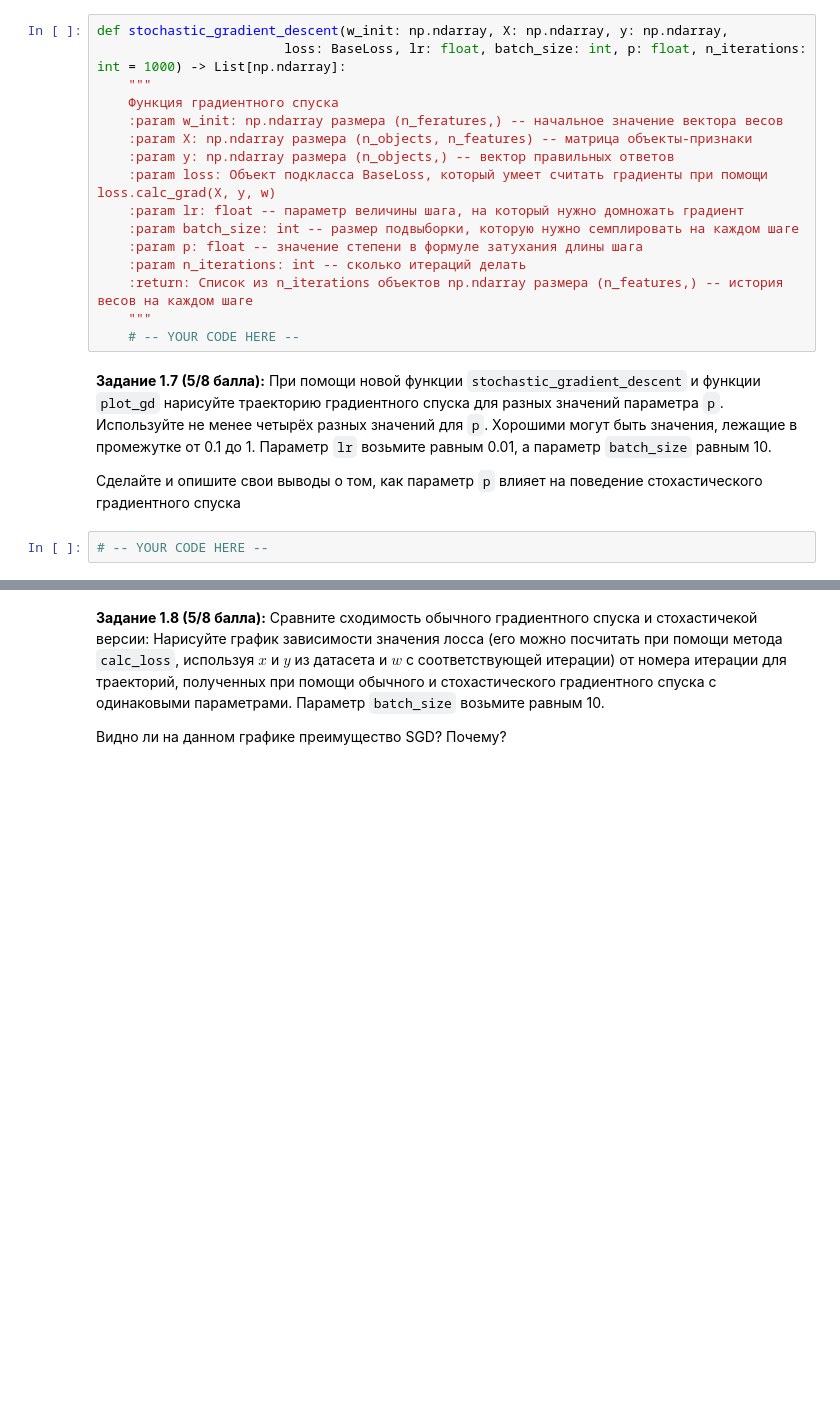
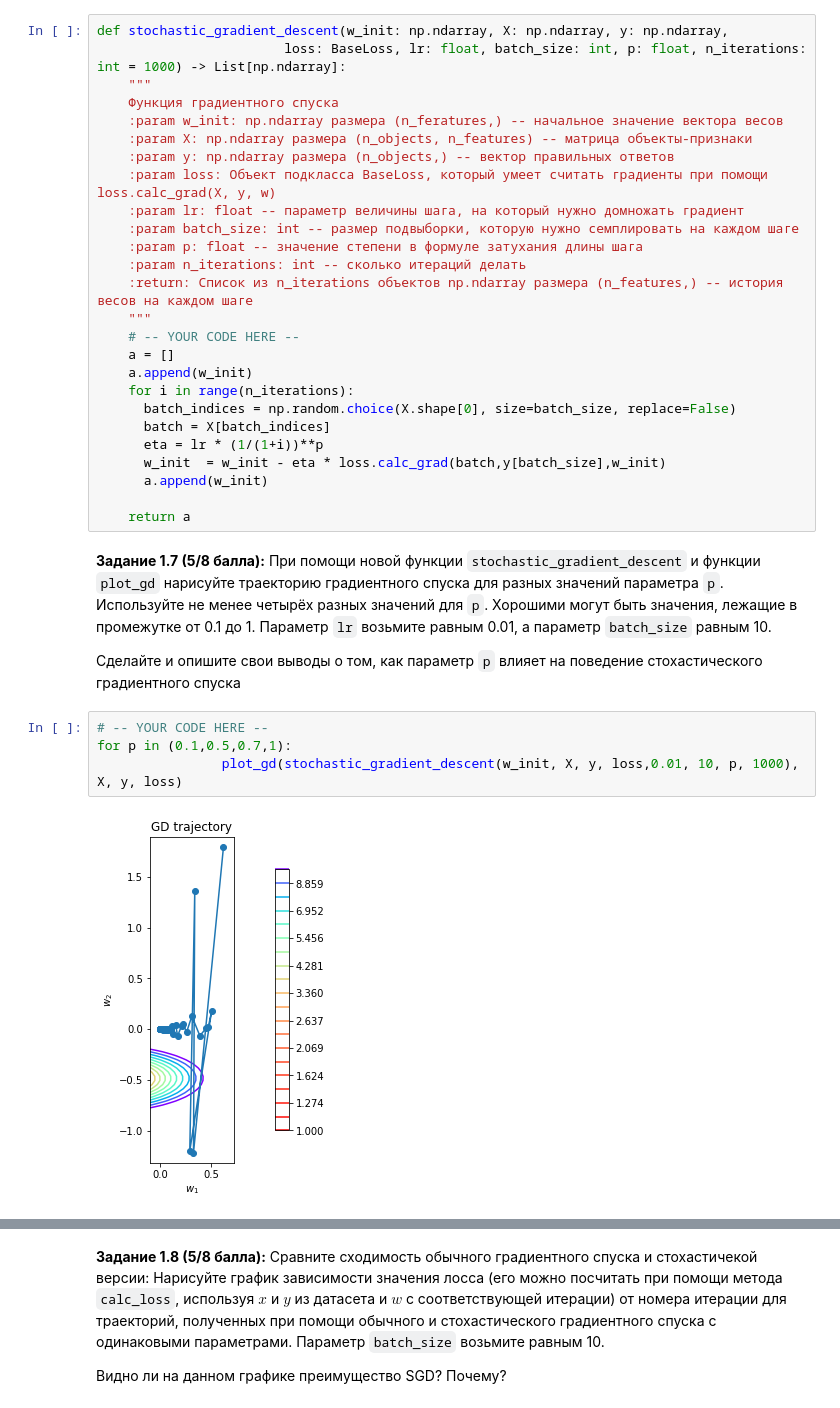
Before and after one commit to KozlovKY/iad-part_1, a Jupyter notebook: iad_5/hw05_gd_KozlovKirill.ipynb, the cells around one changed output, grey strips where cells are left out. Cells and saved outputs as stored; diff of their text form; blank space fills up the shorter version.

```diff
--- a/iad_5/hw05_gd_KozlovKirill.ipynb
+++ b/iad_5/hw05_gd_KozlovKirill.ipynb
@@ -346,10 +358,24 @@ def stochastic_gradient_descent(w_init: np.ndarray, X: np.ndarray, y: np.ndarray
     :return: Список из n_iterations объектов np.ndarray размера (n_features,) -- история весов на каждом шаге
     """
     # -- YOUR CODE HERE --
+    a = []
+    a.append(w_init)
+    for i in range(n_iterations):
+      batch_indices = np.random.choice(X.shape[0], size=batch_size, replace=False)
+      batch = X[batch_indices]
+      eta = lr * (1/(1+i))**p
+      w_init  = w_init - eta * loss.calc_grad(batch,y[batch_size],w_init)
+      a.append(w_init)
+
+    return a
 # %% [markdown]
 **Задание 1.7 (5/8 балла):** При помощи новой функции `stochastic_gradient_descent` и функции `plot_gd` нарисуйте траекторию градиентного спуска для разных значений параметра `p`. Используйте не менее четырёх разных значений для `p`. Хорошими могут быть значения, лежащие в промежутке от 0.1 до 1.
 Параметр `lr` возьмите равным 0.01, а параметр `batch_size` равным 10.
 
 Сделайте и опишите свои выводы о том, как параметр `p` влияет на поведение стохастического градиентного спуска
-# %%
-# -- YOUR CODE HERE --
+# %%
+# -- YOUR CODE HERE --
+for p in (0.1,0.5,0.7,1):
+                plot_gd(stochastic_gradient_descent(w_init, X, y, loss,0.01, 10, p, 1000), X, y, loss)
+# %% [output]
+[figure, added]
```
Also changed, not shown: parts of 7 cells of this notebook, 1 other file.
